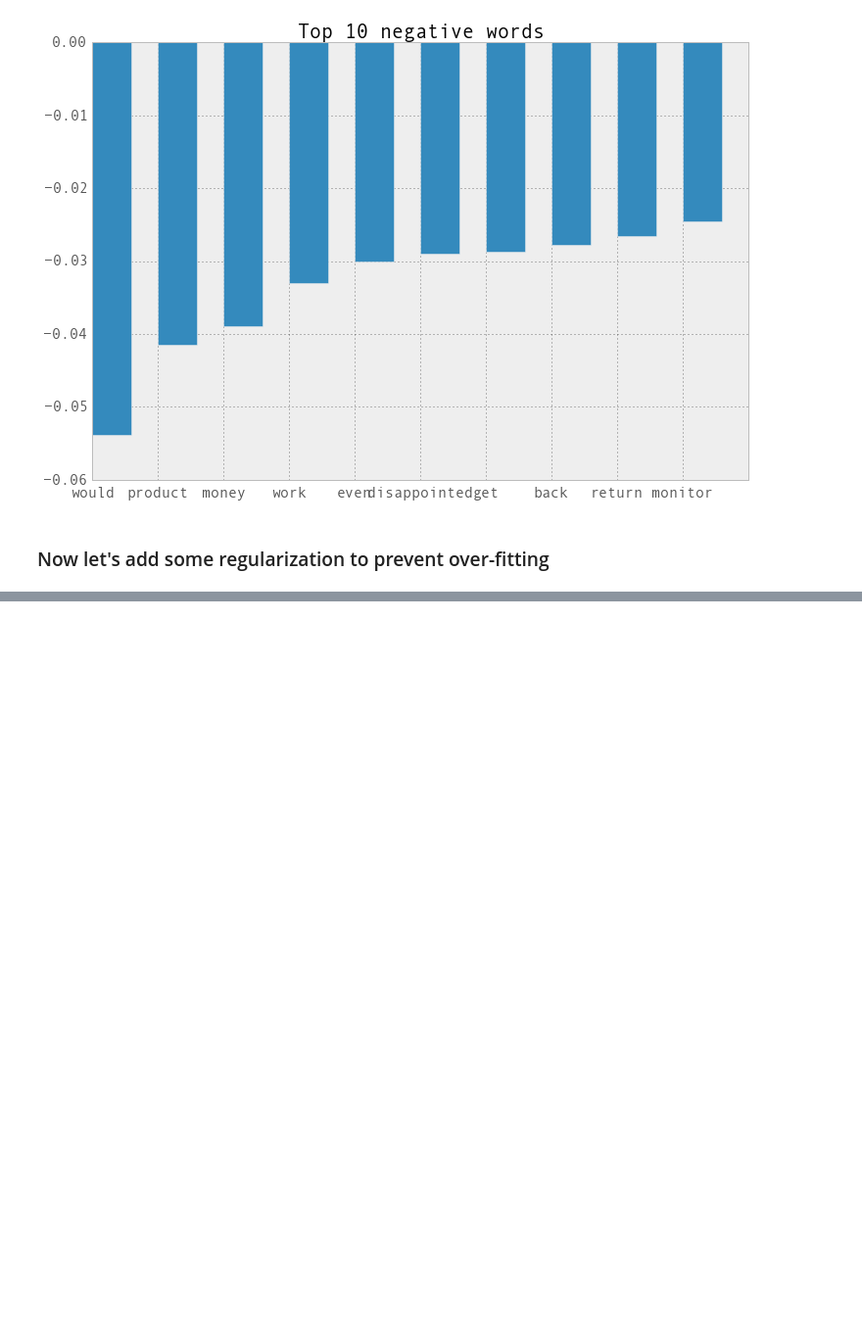
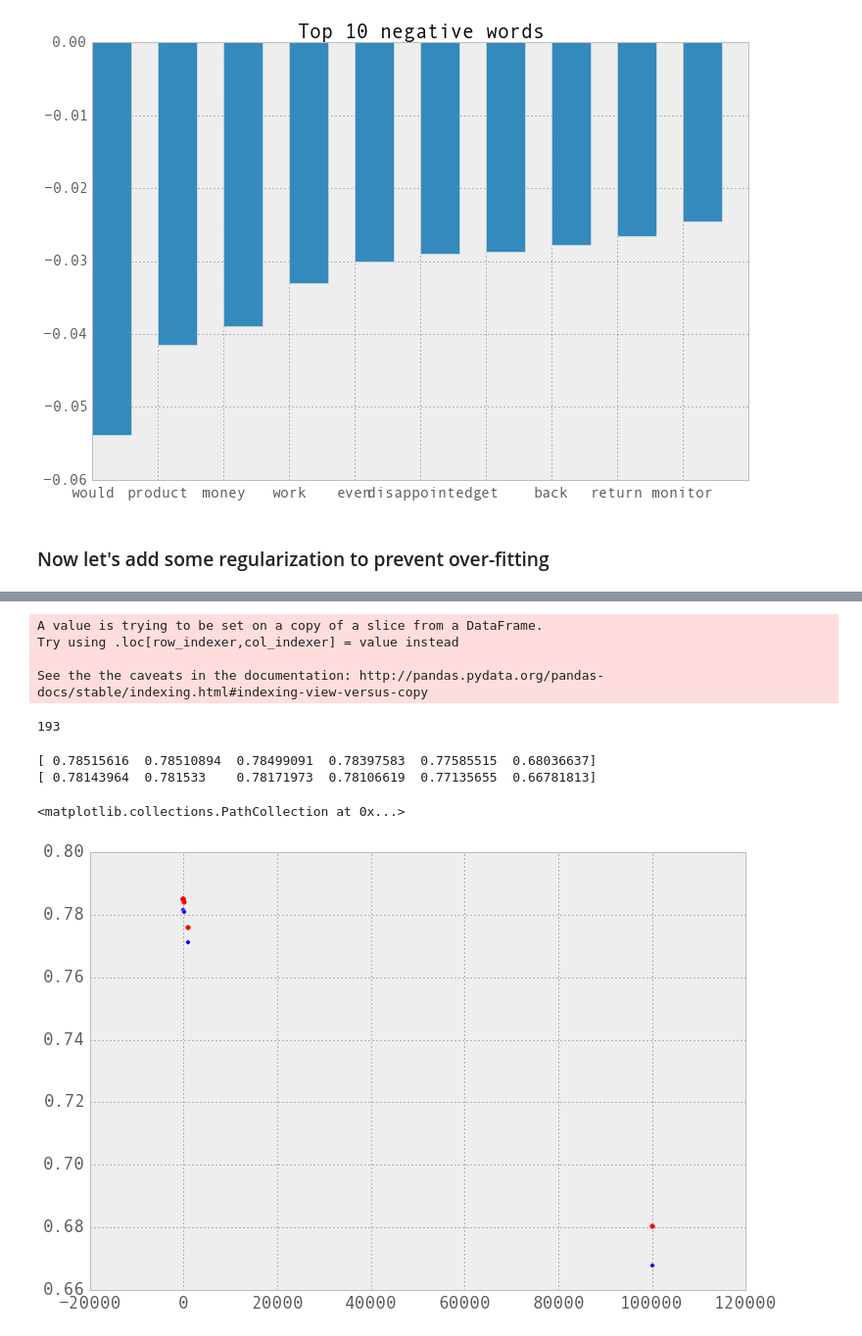
Before and after one commit to ExLupi/Classification_projects_in_Python, a Jupyter notebook: 2_GradientDescent_for_LogReg/LogisticRegression_gradientdescent_regularization.ipynb, the cells around one changed output, grey strips where cells are left out. Shown at 98% size. Drawn from its saved outputs; the diff is of its cells as text; code cells hidden in the pictures; blank space fills up the shorter version.

Commit message:
added L2 regularization and coefficient path

```diff
--- a/2_GradientDescent_for_LogReg/LogisticRegression_gradientdescent_regularization.ipynb
+++ b/2_GradientDescent_for_LogReg/LogisticRegression_gradientdescent_regularization.ipynb
@@ -269,0 +293,8 @@ plot_top_words(10, sorted_words[0:10], coeff[sindex][0:10],'Top 10 negative word
+# %%
+feature_train, sentiment_train = get_numpy_data(train, important_words, 'sentiment')
+feature_valid, sentiment_valid = get_numpy_data(valid, important_words, 'sentiment')
+# %% [output]
+A value is trying to be set on a copy of a slice from a DataFrame.
+Try using .loc[row_indexer,col_indexer] = value instead
+
+See the the caveats in the documentation: http://pandas.pydata.org/pandas-docs/stable/indexing.html#indexing-view-versus-copy
@@ -269,0 +354,14 @@ plot_top_words(10, sorted_words[0:10], coeff[sindex][0:10],'Top 10 negative word
+# %%
+l2s = [0, 4, 10, 1e2, 1e3, 1e5]
+print len(important_words)
+# %% [output]
+193
+# %%
+# let's do a grid search and see how coefficients and accuracies change with L2 regularization.
+
+l2s = [0, 4, 10, 1e2, 1e3, 1e5]
+coeffs = np.zeros([len(important_words)+1,len(l2s)])
+pred_train = np.zeros([sentiment_train.shape[0],len(l2s)])
+pred_valid = np.zeros([sentiment_valid.shape[0],len(l2s)])
+train_acuracy = np.zeros([len(l2s)])
+valid_acuracy = np.zeros([len(l2s)])
@@ -269,0 +371,12 @@ plot_top_words(10, sorted_words[0:10], coeff[sindex][0:10],'Top 10 negative word
+# %%
+print train_acuracy
+print valid_acuracy
+# %% [output]
+[ 0.78515616  0.78510894  0.78499091  0.78397583  0.77585515  0.68036637]
+[ 0.78143964  0.781533    0.78171973  0.78106619  0.77135655  0.66781813]
+# %%
+plt.scatter(l2s, train_acuracy, color='r')
+plt.scatter(l2s, valid_acuracy)
+# %% [output]
+<matplotlib.collections.PathCollection at 0x...>
+[figure, added]
```
Also changed, not shown: parts of 18 cells of this notebook.
